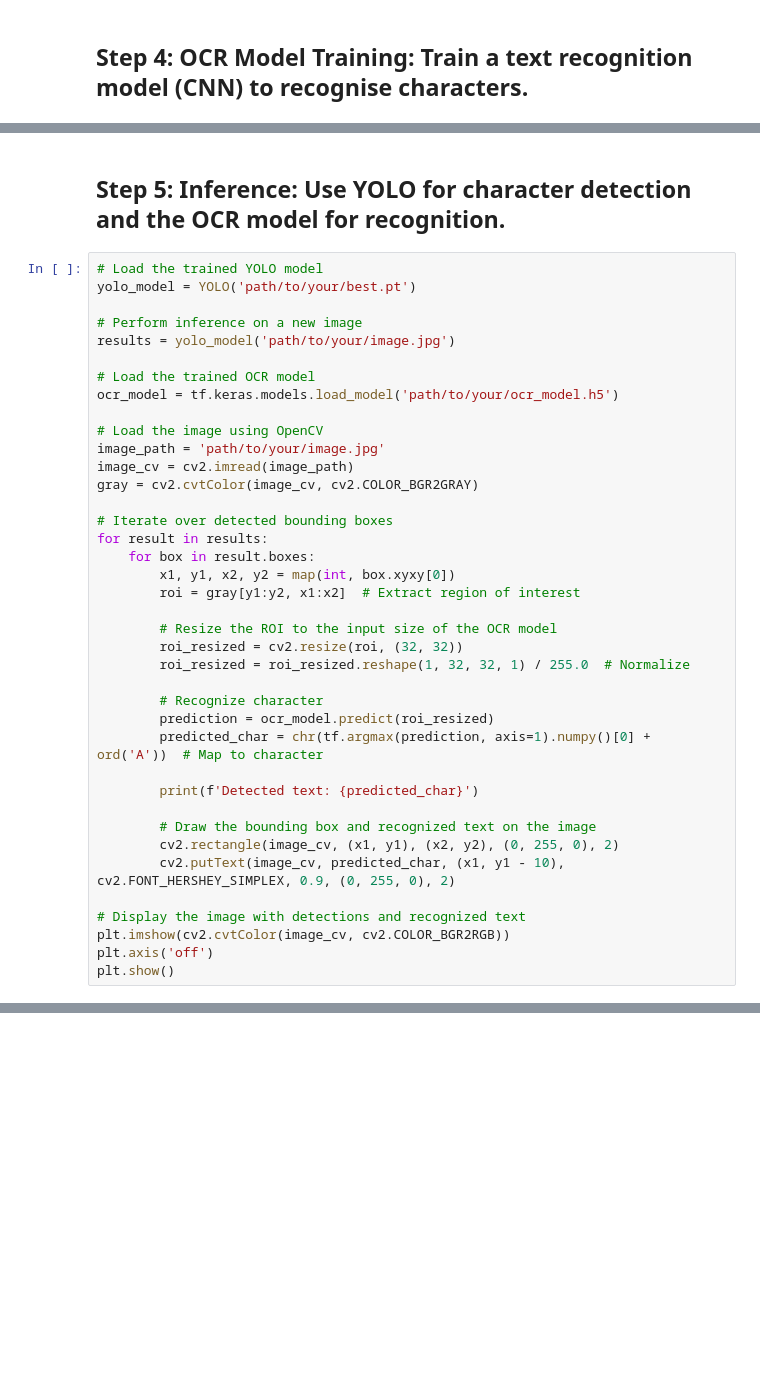
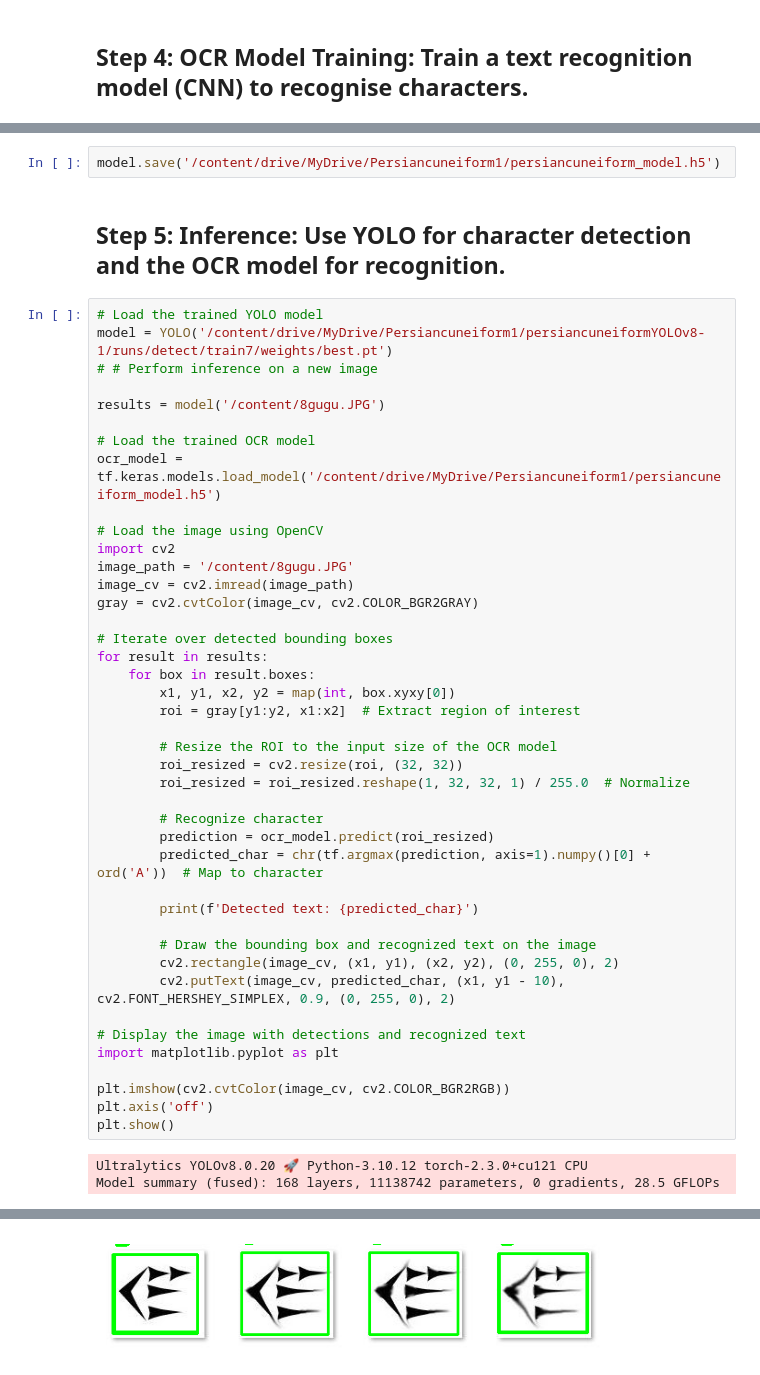
Before and after one commit to Melanee-Melanee/Old-Persian-Cuneiform-OCR, a Jupyter notebook: Old_Persian_Cuneiform_OCR.ipynb, the cells around one changed output, grey strips where cells are left out. Cells and saved outputs as stored; diff of their text form; blank space fills up the shorter version.

```diff
--- a/Old_Persian_Cuneiform_OCR.ipynb
+++ b/Old_Persian_Cuneiform_OCR.ipynb
@@ -488,17 +506,20 @@ model.fit(train_generator, epochs=5, validation_data=val_generator)
+# %%
+model.save('/content/drive/MyDrive/Persiancuneiform1/persiancuneiform_model.h5')
 # %% [markdown]
 ## Step 5: Inference: Use YOLO for character detection and the OCR model for recognition.
 # %%
 # Load the trained YOLO model
-yolo_model = YOLO('path/to/your/best.pt')
+model = YOLO('/content/drive/MyDrive/Persiancuneiform1/persiancuneiformYOLOv8-1/runs/detect/train7/weights/best.pt')
+# # Perform inference on a new image
 
-# Perform inference on a new image
-results = yolo_model('path/to/your/image.jpg')
+results = model('/content/8gugu.JPG')
 
 # Load the trained OCR model
-ocr_model = tf.keras.models.load_model('path/to/your/ocr_model.h5')
+ocr_model = tf.keras.models.load_model('/content/drive/MyDrive/Persiancuneiform1/persiancuneiform_model.h5')
 
 # Load the image using OpenCV
-image_path = 'path/to/your/image.jpg'
+import cv2
+image_path = '/content/8gugu.JPG'
 image_cv = cv2.imread(image_path)
 gray = cv2.cvtColor(image_cv, cv2.COLOR_BGR2GRAY)
 
@@ -523,6 +544,11 @@ for result in results:
         cv2.putText(image_cv, predicted_char, (x1, y1 - 10), cv2.FONT_HERSHEY_SIMPLEX, 0.9, (0, 255, 0), 2)
 
 # Display the image with detections and recognized text
+import matplotlib.pyplot as plt
+
 plt.imshow(cv2.cvtColor(image_cv, cv2.COLOR_BGR2RGB))
 plt.axis('off')
 plt.show()
+# %% [output]
+Ultralytics YOLOv8.0.20 🚀 Python-3.10.12 torch-2.3.0+cu121 CPU
+Model summary (fused): 168 layers, 11138742 parameters, 0 gradients, 28.5 GFLOPs
@@ -528,0 +567 @@ plt.show()
+[figure, added]
```
Also changed, not shown: parts of 6 cells of this notebook.
